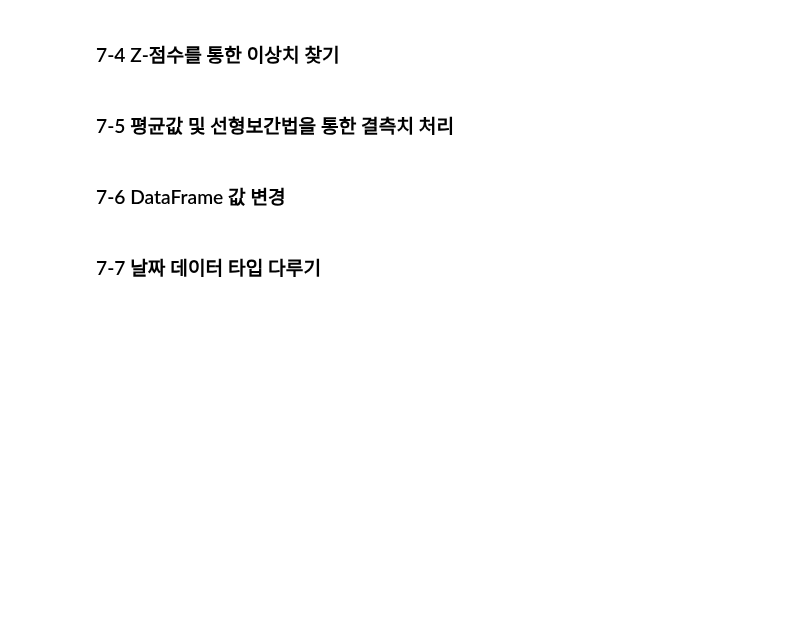
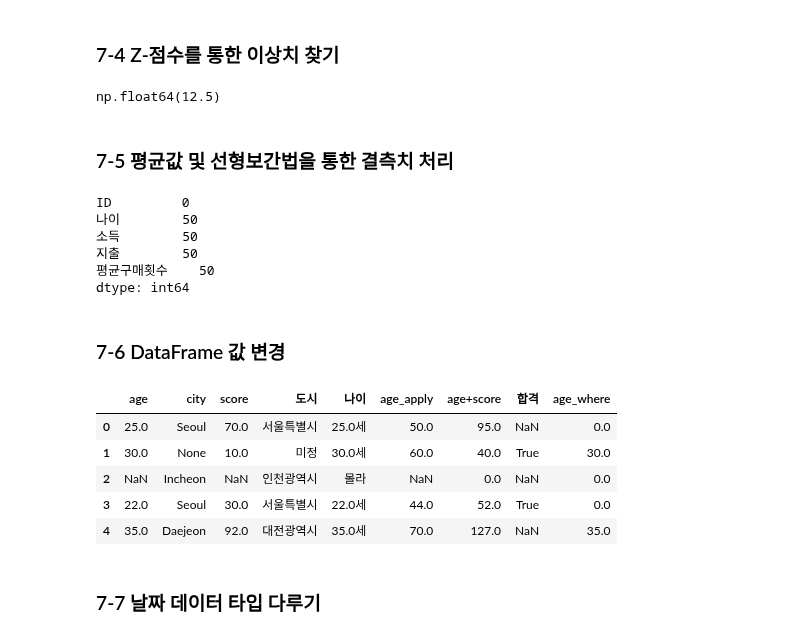
Before and after one commit to Nis4Newt/Data-Analysis-with-Open-Source, a Jupyter notebook: 오픈소스_데이터_분석_7강.ipynb, the cells around one changed output. Drawn from its saved outputs; the diff is of its cells as text; code cells hidden in the pictures; blank space fills up the shorter version.

```diff
--- a/오픈소스_데이터_분석_7강.ipynb
+++ b/오픈소스_데이터_분석_7강.ipynb
@@ -97,12 +136,23 @@ df = pd.DataFrame({
 })
 
 ### Z-점수 계산
+mean = df['점수'].mean() # 평균
+std = df['점수'].std() # 표준편차
+df['점수Z'] = (df['점수'] - mean) / std
+df
 
 ### 임계값 설정 및 이상치 여부 판단
+임계값 = 2
+df['이상치 여부'] = df['점수Z'].abs() > 임계값
+df
 
 ### 이상치 데이터 출력
+df[df['이상치 여부']]
 
 ### 이상치 비율 출력
+df['이상치 여부'].mean() * 100
+# %% [output]
+np.float64(12.5)
 # %% [markdown]
 ### 7-5 평균값 및 선형보간법을 통한 결측치 처리
 # %%
@@ -116,36 +166,69 @@ print(df.isnull().sum())
 df_cleaned = df.dropna(thresh=df.shape[1] - 1)
 
 ### 나이, 소득 평균값 대치 및 결과 출력
-
+df_cleaned.loc[:, ['나이', '소득']] = df_cleaned[['나이', '소득']].fillna(df_cleaned[['나이', '소득']].mean())
+df_cleaned
 
 ### 지출, 평균구매횟수 선형보간법 적용
-
+df_cleaned.loc[:, ['지출', '평균구매횟수']] = df_cleaned[['지출', '평균구매횟수']].interpolate(method='linear')
+df_cleaned
 
 df_cleaned.to_csv("cleaned_large_shopping_customer.csv", index=False, encoding="utf-8-sig")
+# %% [output]
+ID         0
+나이        50
+소득        50
+지출        50
+평균구매횟수    50
+dtype: int64
 # %% [markdown]
 ### 7-6 DataFrame 값 변경
 # %%
 import pandas as pd
 
 data = {'age': [25, 30, None, 22, 35],
         'city': ['Seoul', None, 'Incheon', 'Seoul', 'Daejeon'],
-        'score': [90, 85, None, 80, 92]}
+        'score': [70, 10, None, 30, 92]}
 df = pd.DataFrame(data)
 
 ### replace를 이용한 Seoul -> 서울
+df['city'] = df['city'].replace('Seoul', '서울')
+# print(df)
 
 ### replace를 이용한 None -> 미정, Incheon -> 인천
+df['city'] = df['city'].replace({None:'미정', 'Incheon':'인천'})
 
 ### map을 이용한 값 변경
+df = pd.DataFrame(data)
 city_map = {'Seoul': '서울특별시', None: '미정', 'Incheon':'인천광역시', 'Daejeon':'대전광역시'}
+df['도시'] = df['city'].replace(city_map)
+
+df['나이'] = df['age'].map(lambda x : f"{x}세" if pd.notna(x) else "몰라")
 
 ### apply 함수를 이용한 값 변경
+df['age_apply'] = df['age'].apply(lambda x : x*2 if pd.notna(x) else None)
 
 ### apply 함수를 이용한 행단위 값 변경
+def age_plus_score(row) :
+    age = row['age'] if pd.notna(row['age']) else 0
+    score = row['score'] if pd.notna(row['score']) else 0
+    return age + score
+df['age+score'] = df.apply(age_plus_score, axis=1)
 
 ### loc 인덱스를 이용한 값 변경
+df.loc[df['score'] < 60, '합격'] = True
 
 ### where 함수를 이용한 값 변경
+df['age_where'] = df['age'].where(df['age'] >= 30, other = 0)
+
+df
+# %% [output]
+|  | age | city | score | 도시 | 나이 | age_apply | age+score | 합격 | age_where |
+| 0 | 25.0 | Seoul | 70.0 | 서울특별시 | 25.0세 | 50.0 | 95.0 | NaN | 0.0 |
+| 1 | 30.0 | None | 10.0 | 미정 | 30.0세 | 60.0 | 40.0 | True | 30.0 |
+| 2 | NaN | Incheon | NaN | 인천광역시 | 몰라 | NaN | 0.0 | NaN | 0.0 |
+| 3 | 22.0 | Seoul | 30.0 | 서울특별시 | 22.0세 | 44.0 | 52.0 | True | 0.0 |
+| 4 | 35.0 | Daejeon | 92.0 | 대전광역시 | 35.0세 | 70.0 | 127.0 | NaN | 35.0 |
 # %% [markdown]
 ### 7-7 날짜 데이터 타입 다루기
 # %%
```
Also changed, not shown: parts of 3 cells of this notebook.
